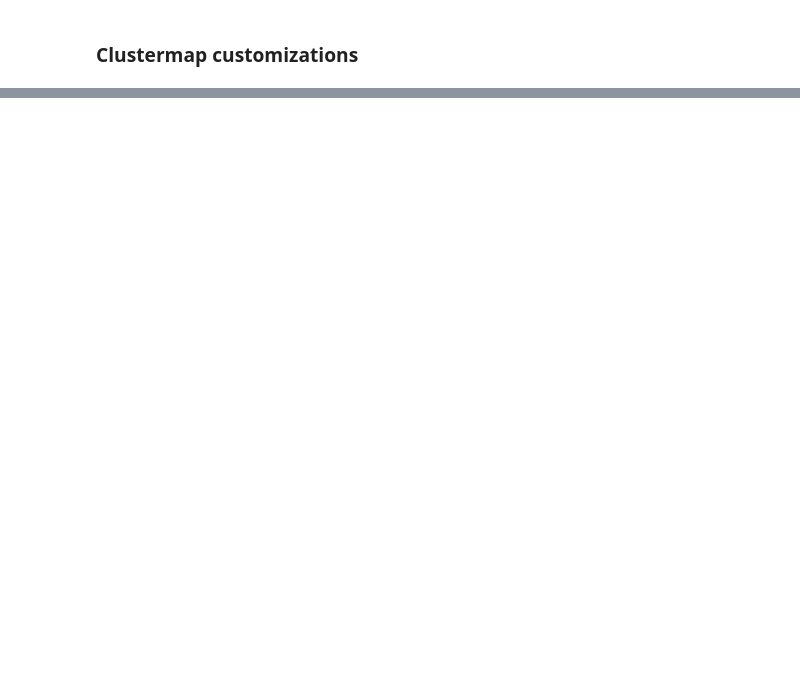
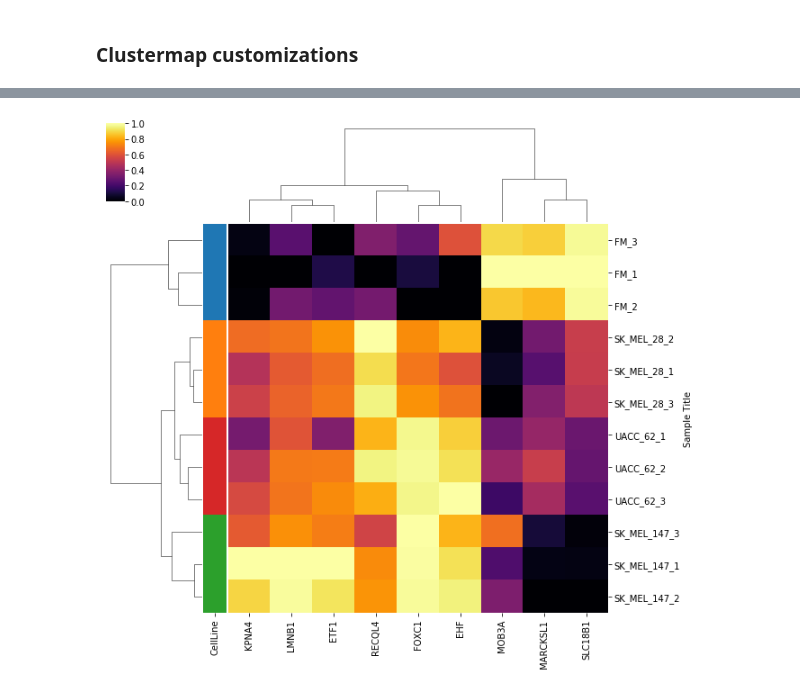
Before and after one commit to shuyima1/PABIO536-BasicPlotting, a Jupyter notebook: Class8-Plotting Heatmaps and Hierarchical Clustering.ipynb, the cells around one changed output, grey strips where cells are left out. Saved outputs shown, nothing was run; the diff lists cells and outputs as text; code cells hidden in the pictures; blank space fills up the shorter version.

```diff
--- a/Plotting Heatmaps and Hierarchical Clustering.ipynb
+++ b/Class8-Plotting Heatmaps and Hierarchical Clustering.ipynb
@@ -132,0 +197,5 @@ g = sns.clustermap(df_log2.T,standard_scale=1, row_colors=row_colors,cmap = 'inf
+# %%
+# Now let's plot a clustermap that only shows the top 10 differentially expressed genes.
+None
+# %% [output]
+[figure, added]
```
Also changed, not shown: parts of 15 cells of this notebook, 2 other files.
